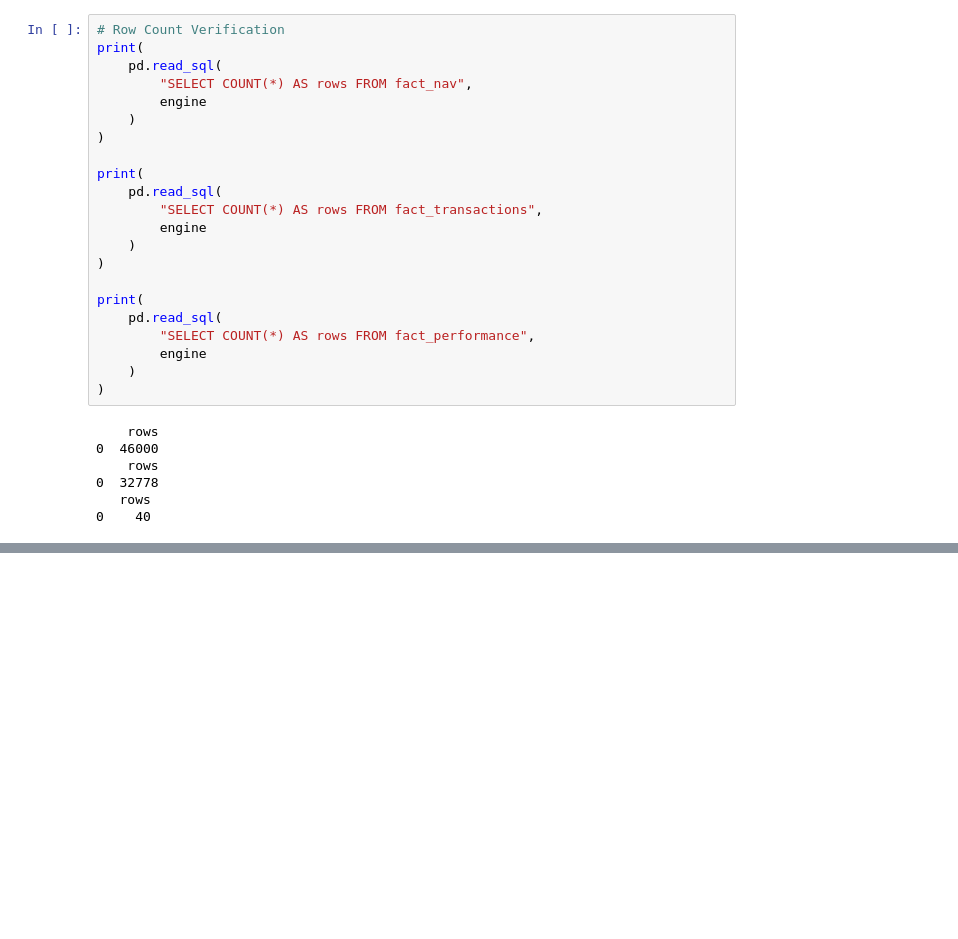
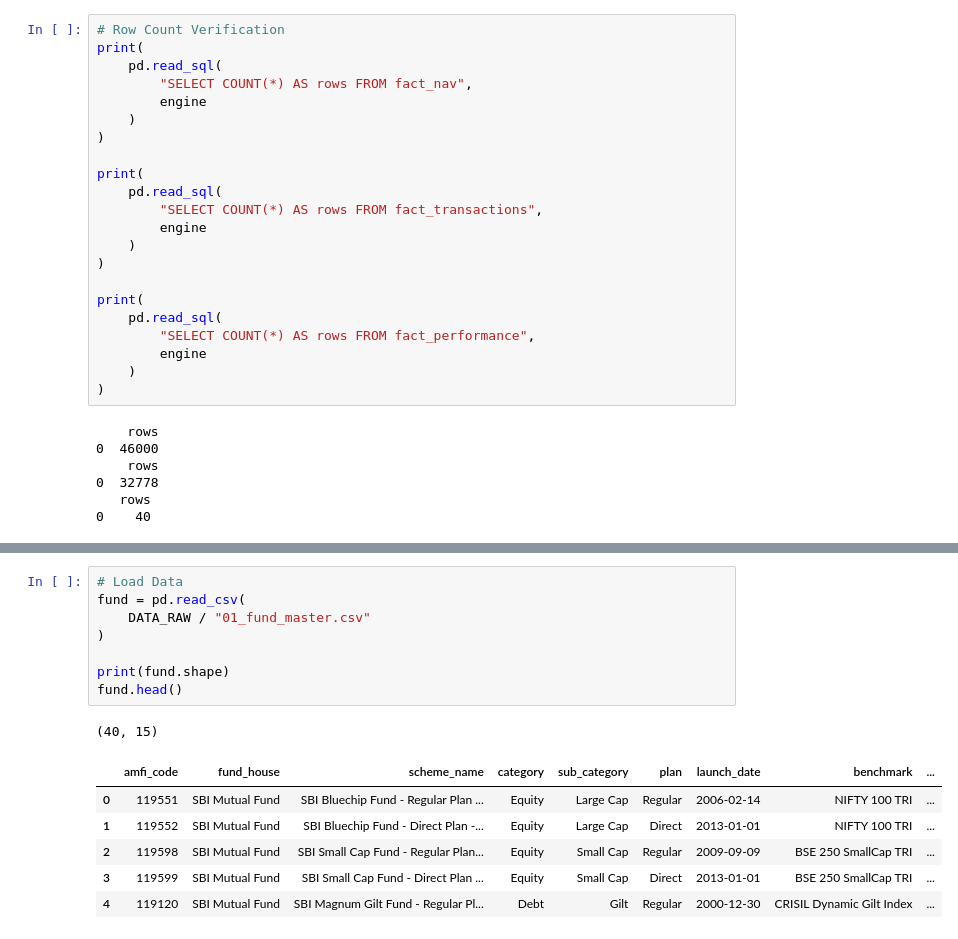
Before and after one commit to varuag09/bluestock_mf_capstone, a Jupyter notebook: notebooks/02_data_cleaning.ipynb, the cells around one changed output, grey strips where cells are left out. Cells and saved outputs as stored; diff of their text form; blank space fills up the shorter version.

Commit message:
Day 2: Cleaned data + SQLite DB loaded

```diff
--- a/notebooks/02_data_cleaning.ipynb
+++ b/notebooks/02_data_cleaning.ipynb
@@ -378,0 +385,16 @@ print(
+# %%
+# Load Data
+fund = pd.read_csv(
+    DATA_RAW / "01_fund_master.csv"
+)
+
+print(fund.shape)
+fund.head()
+# %% [output]
+(40, 15)
+|  | amfi_code | fund_house | scheme_name | category | sub_category | plan | launch_date | benchmark | ... |
+| 0 | 119551 | SBI Mutual Fund | SBI Bluechip Fund - Regular Plan ... | Equity | Large Cap | Regular | 2006-02-14 | NIFTY 100 TRI | ... |
+| 1 | 119552 | SBI Mutual Fund | SBI Bluechip Fund - Direct Plan -... | Equity | Large Cap | Direct | 2013-01-01 | NIFTY 100 TRI | ... |
+| 2 | 119598 | SBI Mutual Fund | SBI Small Cap Fund - Regular Plan... | Equity | Small Cap | Regular | 2009-09-09 | BSE 250 SmallCap TRI | ... |
+| 3 | 119599 | SBI Mutual Fund | SBI Small Cap Fund - Direct Plan ... | Equity | Small Cap | Direct | 2013-01-01 | BSE 250 SmallCap TRI | ... |
+| 4 | 119120 | SBI Mutual Fund | SBI Magnum Gilt Fund - Regular Pl... | Debt | Gilt | Regular | 2000-12-30 | CRISIL Dynamic Gilt Index | ... |
```
Also changed, not shown: parts of 3 cells of this notebook, 1 other file.
